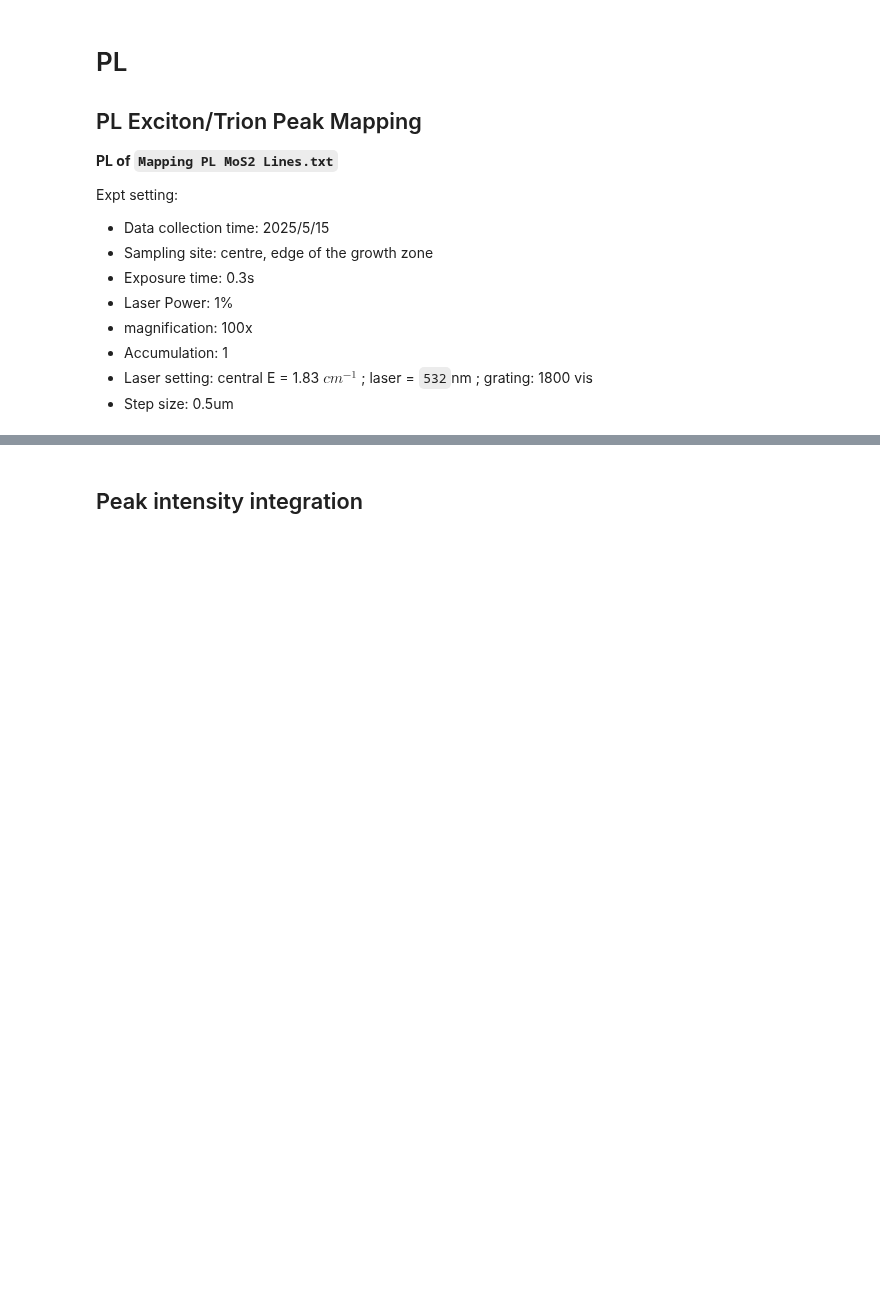
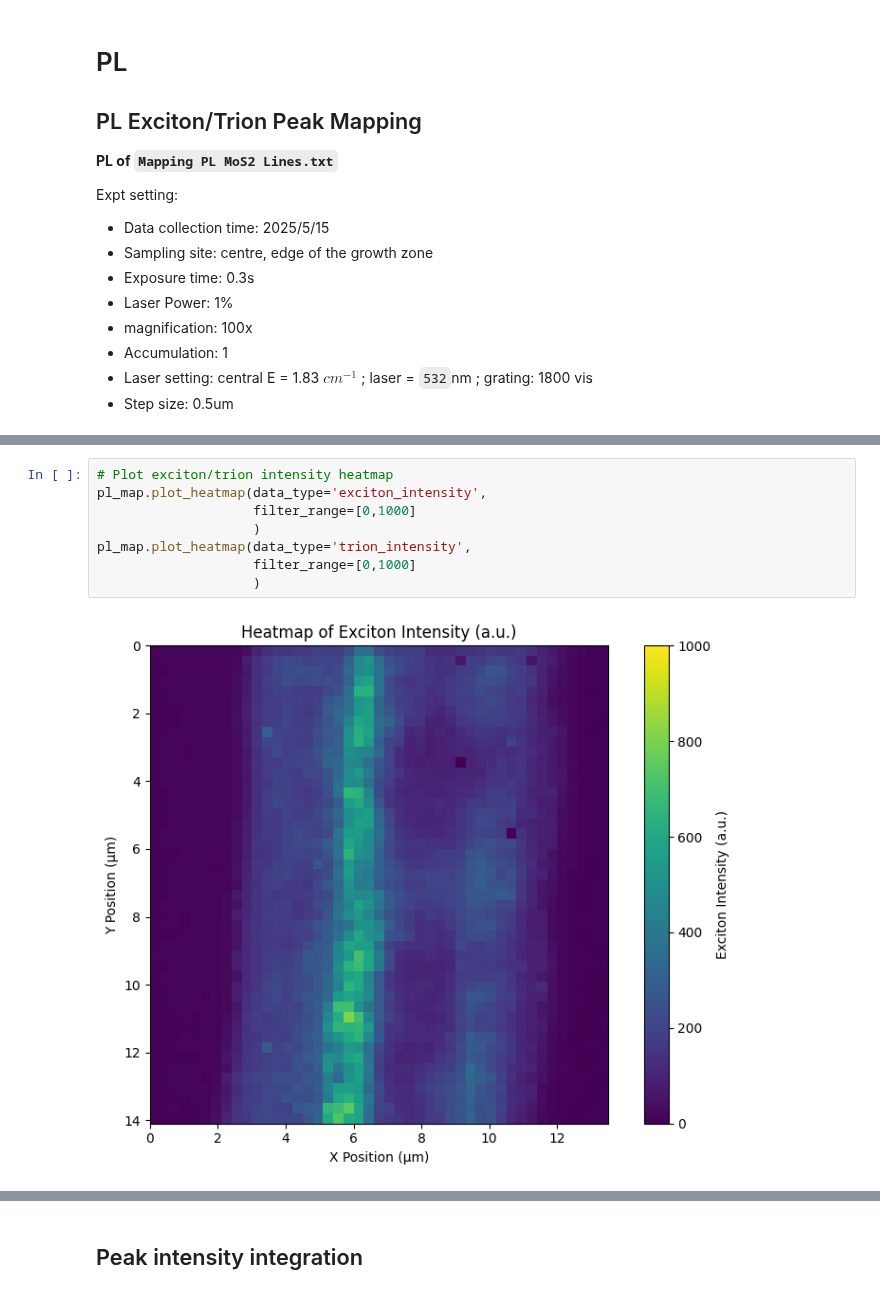
Before and after one commit to barry063/RamanPL_2D, a Jupyter notebook: example-usage/Mapping/Mapping PL txt Example.ipynb, the cells around one changed output, grey strips where cells are left out. Drawn from its saved outputs; the diff is of its cells as text; blank space fills up the shorter version.

```diff
--- a/example-usage/Mapping/Mapping PL txt Example.ipynb
+++ b/example-usage/Mapping/Mapping PL txt Example.ipynb
@@ -57,0 +50,10 @@ pl_map.plot_heatmap(data_type='trion_intensity',filter_range=[0,2000])
+# %%
+# Plot exciton/trion intensity heatmap
+pl_map.plot_heatmap(data_type='exciton_intensity',
+                    filter_range=[0,1000]
+                    )
+pl_map.plot_heatmap(data_type='trion_intensity',
+                    filter_range=[0,1000]
+                    )
+# %% [output]
+[figure, added]
```
Also changed, not shown: parts of 4 cells of this notebook, 9 other files.
